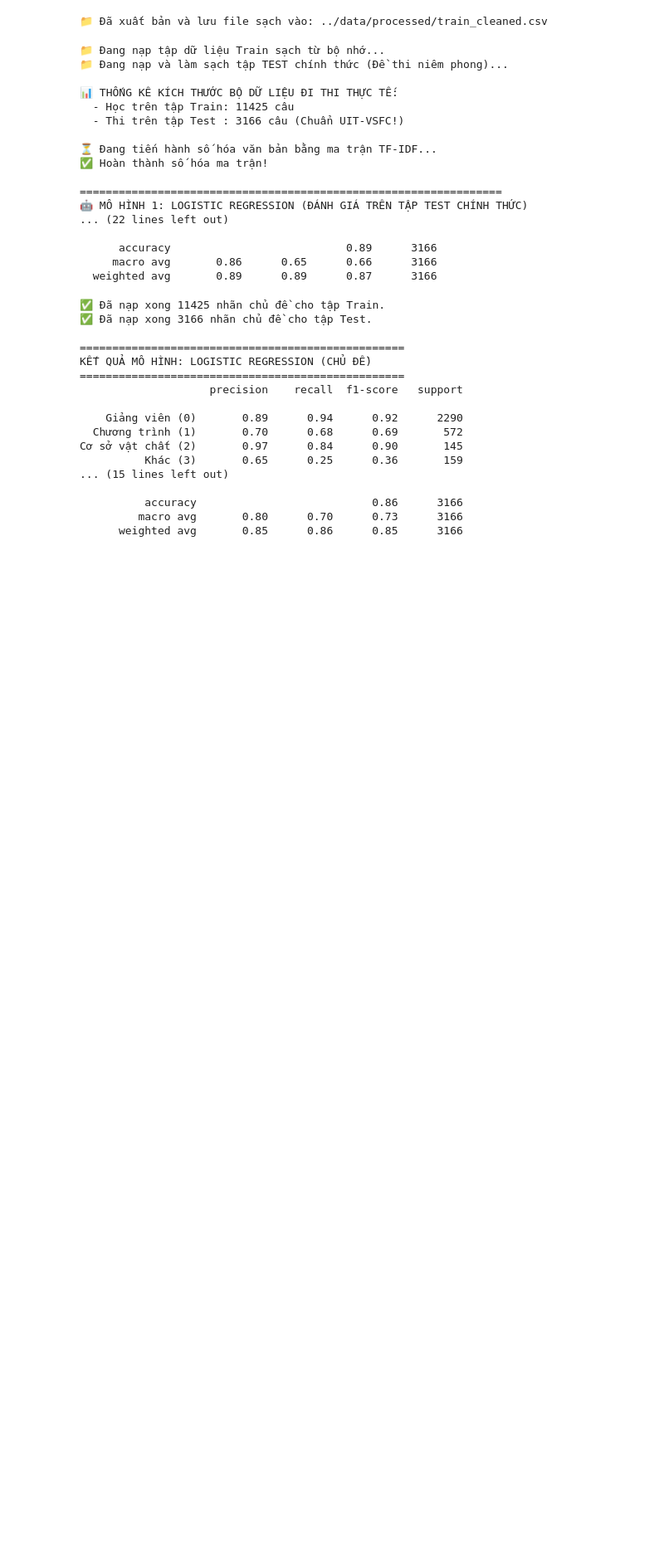
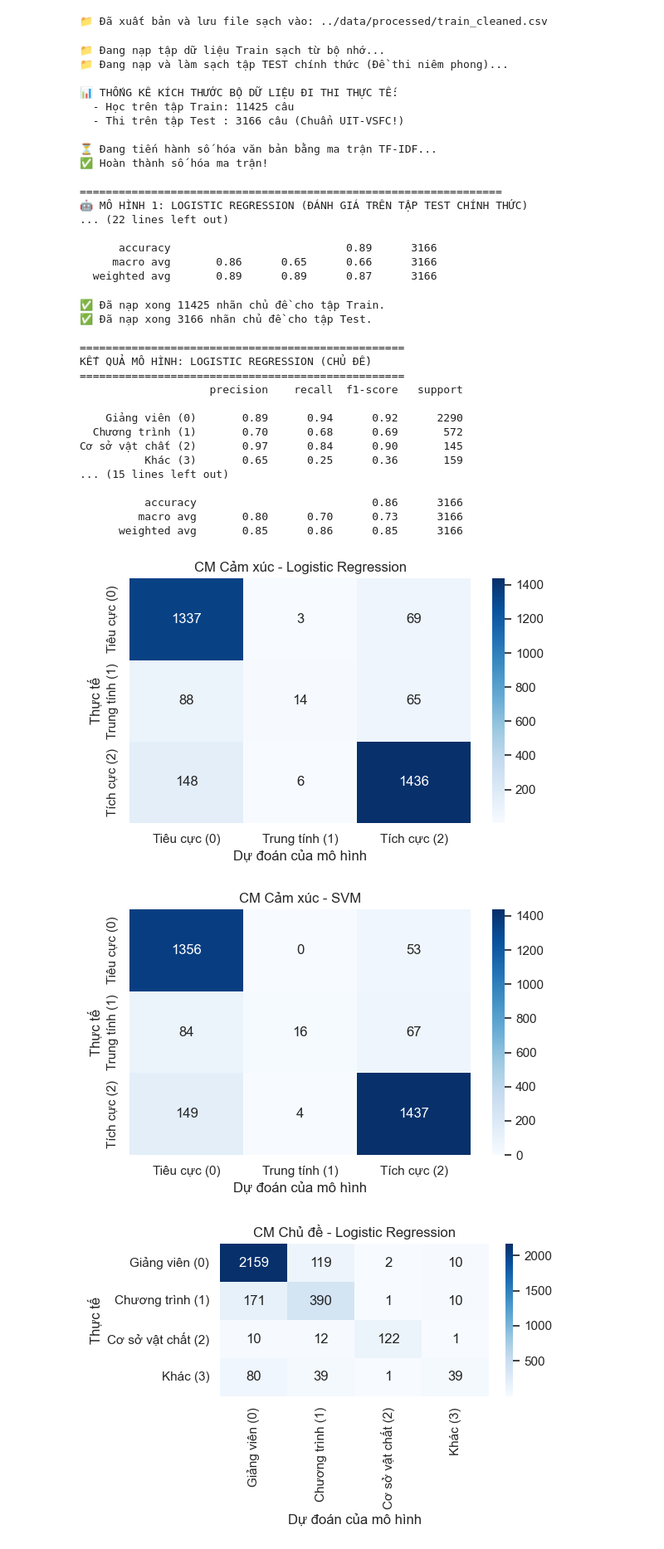
Before and after one commit to ThanhLongSGU/Baselin2, a Jupyter notebook: notebooks/baseline_model.ipynb, the cells around one changed output. Shown at 83% size. Drawn from its saved outputs; the diff is of its cells as text; code cells hidden in the pictures; blank space fills up the shorter version.

```diff
--- a/notebooks/baseline_model.ipynb
+++ b/notebooks/baseline_model.ipynb
@@ -469,3 +469,34 @@ Cơ sở vật chất (2)       0.97      0.84      0.90       145
           accuracy                           0.86      3166
          macro avg       0.80      0.70      0.73      3166
       weighted avg       0.85      0.86      0.85      3166
+# %%
+#-----------------------------------------
+# CELL 7
+#-----------------------------------------
+# VẼ MA TRẬN NHẦM LẪN (CONFUSION MATRIX) CHO BÁO CÁO
+import seaborn as sns
+import matplotlib.pyplot as plt
+from sklearn.metrics import confusion_matrix
+
+def plot_cm(y_true, y_pred, labels, title):
+    cm = confusion_matrix(y_true, y_pred)
+    plt.figure(figsize=(6, 4))
+    sns.heatmap(cm, annot=True, fmt='d', cmap='Blues', xticklabels=labels, yticklabels=labels)
+    plt.xlabel('Dự đoán của mô hình')
+    plt.ylabel('Thực tế')
+    plt.title(title)
+    plt.tight_layout()
+    plt.show()
+
+# 1. CM Cảm xúc
+plot_cm(y_test, y_pred_lr, ['Tiêu cực (0)', 'Trung tính (1)', 'Tích cực (2)'], 'CM Cảm xúc - Logistic Regression')
+plot_cm(y_test, y_pred_svm, ['Tiêu cực (0)', 'Trung tính (1)', 'Tích cực (2)'], 'CM Cảm xúc - SVM')
+
+# 2. CM Chủ đề
+target_names_topic = ['Giảng viên (0)', 'Chương trình (1)', 'Cơ sở vật chất (2)', 'Khác (3)']
+plot_cm(y_test_topic, y_pred_topic_lr, target_names_topic, 'CM Chủ đề - Logistic Regression')
+plot_cm(y_test_topic, y_pred_topic_svm, target_names_topic, 'CM Chủ đề - SVM')
+# %% [output]
+[figure, added]
+[figure, added]
+[figure, added]
```
Also changed, not shown: parts of 2 cells of this notebook.
